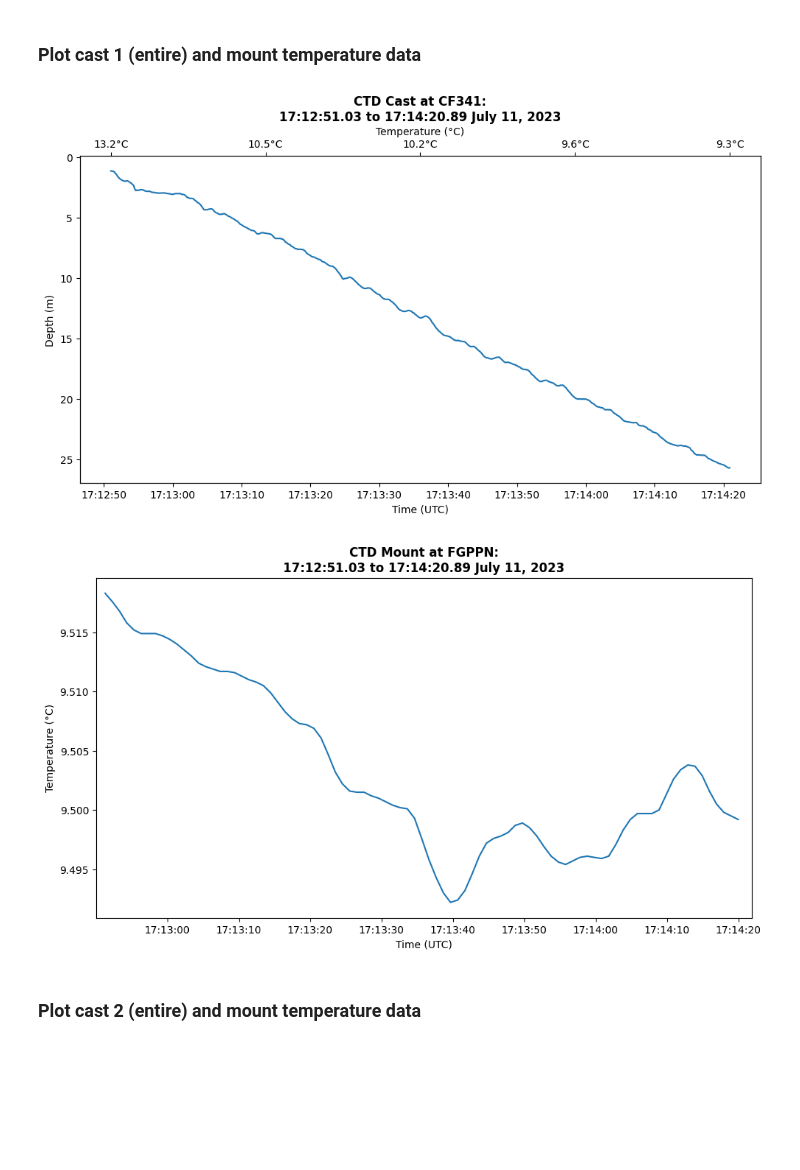
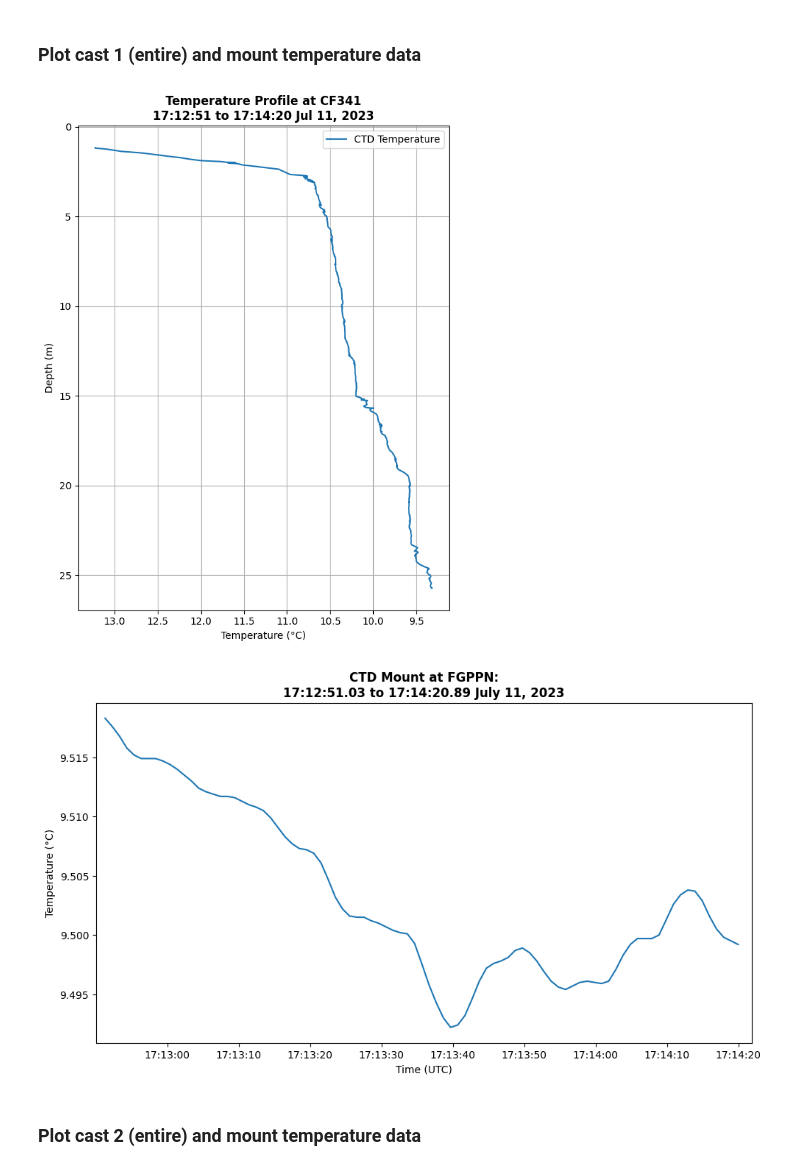
Before and after one commit to g-bertozzi/ONC-notebooks, a Jupyter notebook: deepnote/folger_pinnacle_2.0.ipynb, the cells around one changed output. Saved outputs shown, nothing was run; the diff lists cells and outputs as text; code cells hidden in the pictures; blank space fills up the shorter version.

```diff
--- a/deepnote/folger_pinnacle_2.0.ipynb
+++ b/deepnote/folger_pinnacle_2.0.ipynb
@@ -234,17 +209,14 @@ def plot_cast(start: pd.Timestamp, end: pd.Timestamp, locationCode: str, deviceC
     plt.tight_layout()
     plt.show()
 # %%
-def plot_mount(start: pd.Timestamp, end: pd.Timestamp, locationCode: str, deviceCategoryCode: str,
-                  sensorCategoryCode: str, df: pd.DataFrame) -> None:
+def plot_mount_temp_vs_time(start: pd.Timestamp, end: pd.Timestamp, locationCode: str, df: pd.DataFrame) -> None:
     """
-    Plots a sensor property time-series with optional cast interval markers.
+    Plots a temperature time-series.
 
     Parameters:
         start (pd.Timestamp): Start time in ISO 8601 format.
         end (pd.Timestamp): End time in ISO 8601 format.
         locationCode (str): ONC location code.
-        deviceCategoryCode (str): ONC device category.
-        sensorCategoryCode (str): Sensor property (e.g., "depth").
         df (pd.DataFrame): DataFrame containing 'timestamp' and property column.
 
     Returns:
@@ -467,10 +450,10 @@ plot_mount(deep_start2, deep_end2, "FGPPN", "CTD", "depth", mount_df) # plot tem
 # %% [markdown]
 ### Plot cast 1 (entire) and mount temperature data
 # %%
-plot_cast(cast_start1, cast_end1, "CF341", "CTD", "depth", cast_df, 0) # plot depth and temperature profile for each cast
-plot_mount(cast_start1, cast_end1, "FGPPN", "CTD", "depth", mount_df) # plot temperature and time profile for each mount
+plot_cast_depth_vs_temp(cast_start1, cast_end1, "CF341", cast_df, 0) # plot depth and temperature profile for each cast
+plot_mount_temp_vs_time(cast_start1, cast_end1, "FGPPN", mount_df) # plot temperature and time profile for each mount
 # %% [output]
-[figure, old version]
+[figure, new version]
 [figure]
 # %% [markdown]
 ### Plot cast 2 (entire) and mount temperature data
```
Also changed, not shown: parts of 11 cells of this notebook, 2 other files.
